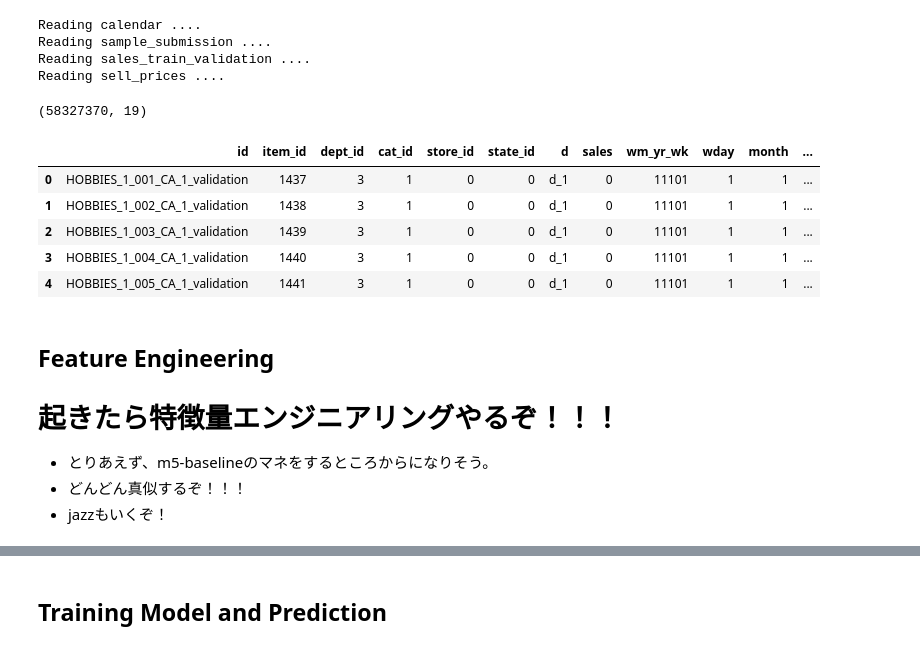
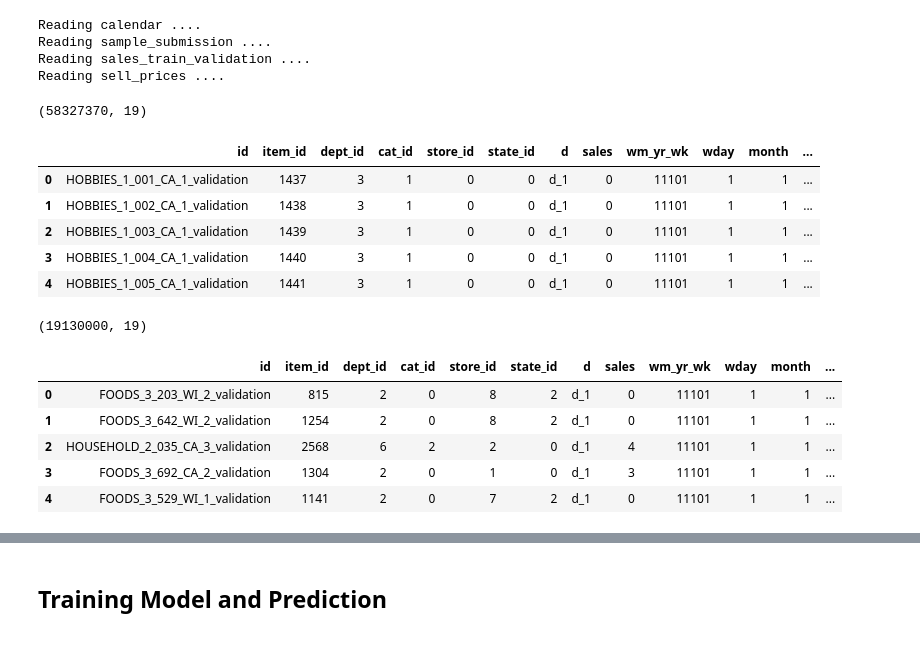
Before and after one commit to konumaru/m5_forecasting_accuracy, a Jupyter notebook: v01000/v01000_Baseline.ipynb, the cells around one changed output, grey strips where cells are left out. Cells and saved outputs as stored; diff of their text form; code cells hidden in the pictures.

```diff
--- a/v01000/v01000_Baseline.ipynb
+++ b/v01000/v01000_Baseline.ipynb
@@ -54,7 +56,7 @@ def read_data():
 
 # TODO: sales_train_evaluation.csv が公開されたらtestに代入する。
 calendar, submission, train, sell_prices = read_data()
-test = pd.DataFrame()
+test = train.sample(10000).copy(deep=True)
 # %% [output]
 Reading calendar ....
 Reading sample_submission ....
@@ -172,19 +202,22 @@ def melt_and_merge(train, test, calendar, sell_prices, use_cache=True):
 train, test = melt_and_merge(train, test, calendar, sell_prices, use_cache=True)
 # %%
 print(train.shape)
-train.head()
+display(train.head())
+
+print(test.shape)
+display(test.head())
 # %% [output]
 (58327370, 19)
 |  | id | item_id | dept_id | cat_id | store_id | state_id | d | sales | wm_yr_wk | wday | month | ... |
 | 0 | HOBBIES_1_001_CA_1_validation | 1437 | 3 | 1 | 0 | 0 | d_1 | 0 | 11101 | 1 | 1 | ... |
 | 1 | HOBBIES_1_002_CA_1_validation | 1438 | 3 | 1 | 0 | 0 | d_1 | 0 | 11101 | 1 | 1 | ... |
 | 2 | HOBBIES_1_003_CA_1_validation | 1439 | 3 | 1 | 0 | 0 | d_1 | 0 | 11101 | 1 | 1 | ... |
 | 3 | HOBBIES_1_004_CA_1_validation | 1440 | 3 | 1 | 0 | 0 | d_1 | 0 | 11101 | 1 | 1 | ... |
 | 4 | HOBBIES_1_005_CA_1_validation | 1441 | 3 | 1 | 0 | 0 | d_1 | 0 | 11101 | 1 | 1 | ... |
+(19130000, 19)
+|  | id | item_id | dept_id | cat_id | store_id | state_id | d | sales | wm_yr_wk | wday | month | ... |
+| 0 | FOODS_3_203_WI_2_validation | 815 | 2 | 0 | 8 | 2 | d_1 | 0 | 11101 | 1 | 1 | ... |
+| 1 | FOODS_3_642_WI_2_validation | 1254 | 2 | 0 | 8 | 2 | d_1 | 0 | 11101 | 1 | 1 | ... |
+| 2 | HOUSEHOLD_2_035_CA_3_validation | 2568 | 6 | 2 | 2 | 0 | d_1 | 4 | 11101 | 1 | 1 | ... |
+| 3 | FOODS_3_692_CA_2_validation | 1304 | 2 | 0 | 1 | 0 | d_1 | 3 | 11101 | 1 | 1 | ... |
+| 4 | FOODS_3_529_WI_1_validation | 1141 | 2 | 0 | 7 | 2 | d_1 | 0 | 11101 | 1 | 1 | ... |
-# %% [markdown]
-## Feature Engineering
-
-# 起きたら特徴量エンジニアリングやるぞ！！！
-- とりあえず、m5-baselineのマネをするところからになりそう。
-- どんどん真似するぞ！！！
-- jazzもいくぞ！
```
Also changed, not shown: parts of 14 cells of this notebook, 8 other files.
